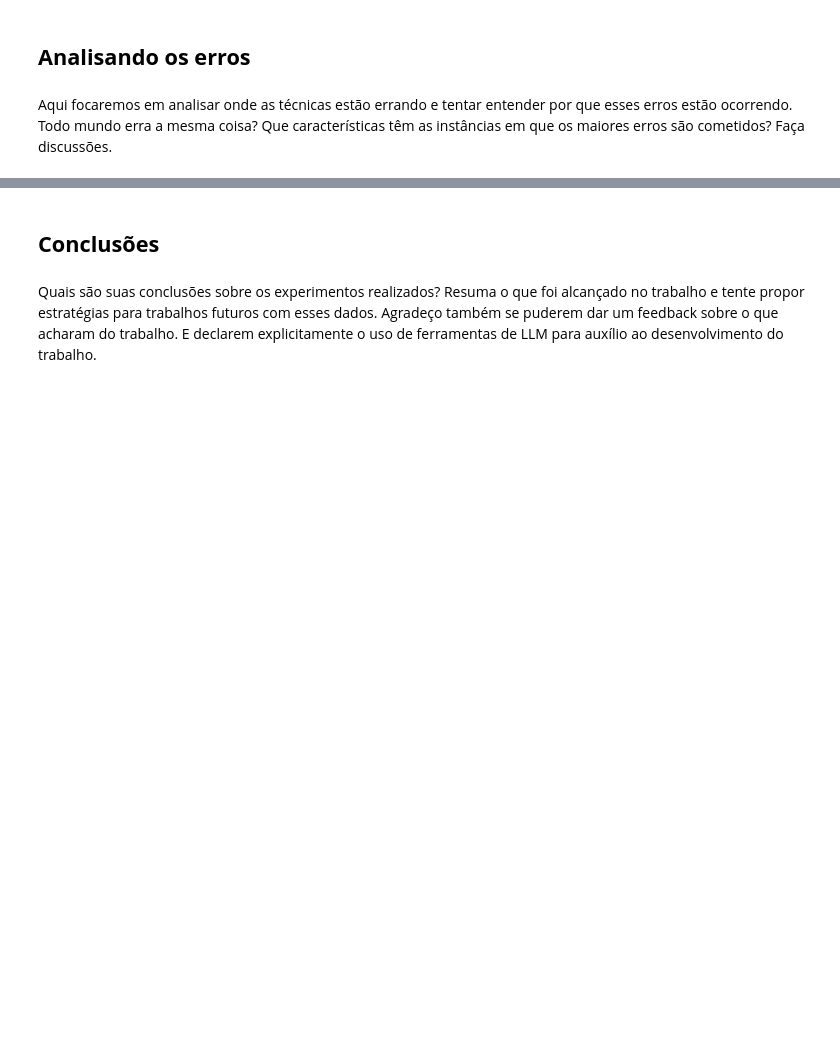
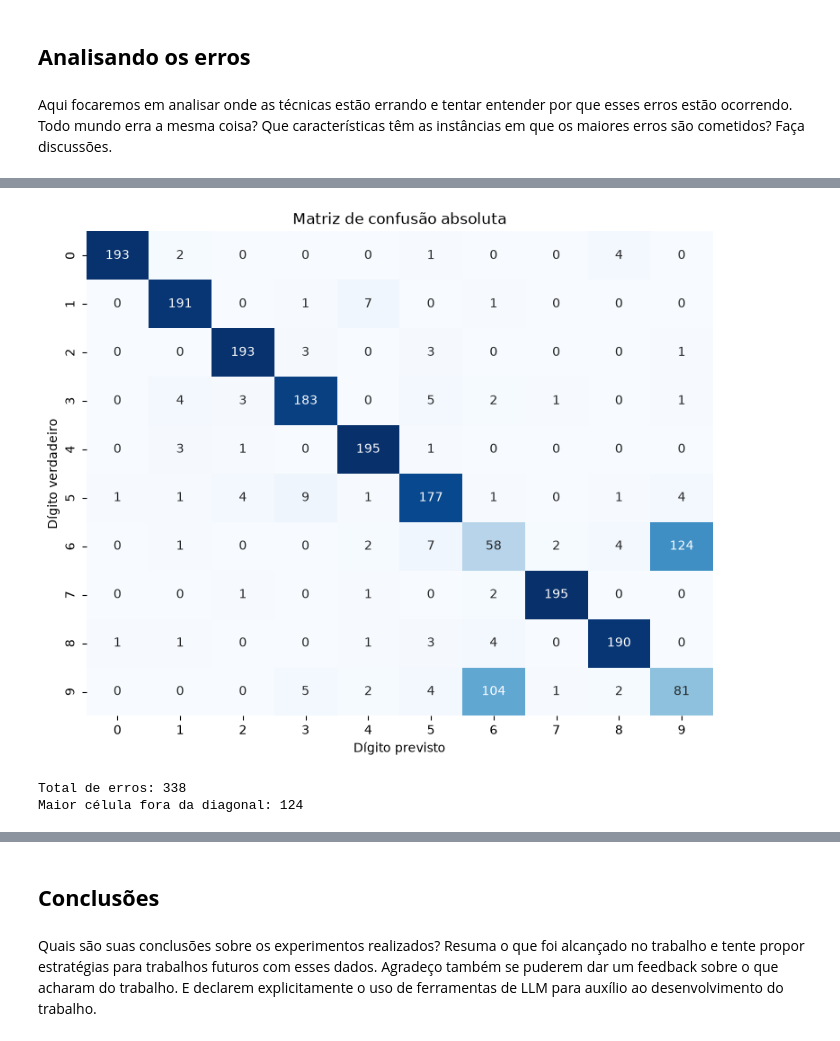
Before and after one commit to GabrielNegreiro28/aprendizado-de-maquina, a Jupyter notebook: Projeto_2_-_AM_zernike.ipynb, the cells around one changed output, grey strips where cells are left out. Cells and saved outputs as stored; diff of their text form; code cells hidden in the pictures; blank space fills up the shorter version.

Commit message:
Adicionado Analise de Erros e Conclusoes

```diff
--- a/Projeto_2_-_AM_zernike.ipynb
+++ b/Projeto_2_-_AM_zernike.ipynb
@@ -843,0 +849,14 @@ Aqui focaremos em analisar onde as técnicas estão errando e tentar entender po
+# %%
+# Ferramentas de avaliação usadas na análise de erros
+from sklearn.metrics import confusion_matrix, classification_report
+
+# Verifica a organização do arquivo em blocos ordenados por classe
+print("Classes em ordem crescente ao longo do arquivo:", y.is_monotonic_increasing)
+
+# Converte o rótulo da classe no dígito correspondente
+classes = np.sort(y.unique())
+digito = {classe: classe - 1 for classe in classes}
+rotulos = [str(digito[classe]) for classe in classes]
+
+print("Rótulo do arquivo:", list(classes))
+print("Dígito representado:", rotulos)
@@ -843,0 +873,23 @@ Aqui focaremos em analisar onde as técnicas estão errando e tentar entender po
+# %%
+# Matriz de confusão do melhor modelo sobre as previsões fora da dobra
+matriz = confusion_matrix(y, previsoes, labels=classes)
+
+plt.figure(figsize=(9, 7))
+
+sns.heatmap(
+    pd.DataFrame(matriz, index=rotulos, columns=rotulos),
+    annot=True, fmt="d", cmap="Blues", cbar=False
+)
+
+plt.title("Matriz de confusão absoluta")
+plt.xlabel("Dígito previsto")
+plt.ylabel("Dígito verdadeiro")
+plt.show()
+
+total_erros = matriz.sum() - np.trace(matriz)
+print("Total de erros:", total_erros)
+print("Maior célula fora da diagonal:", matriz[~np.eye(len(classes), dtype=bool)].max())
+# %% [output]
+[figure, added]
+Total de erros: 338
+Maior célula fora da diagonal: 124
```
Also changed, not shown: parts of 44 cells of this notebook, 2 other files.
